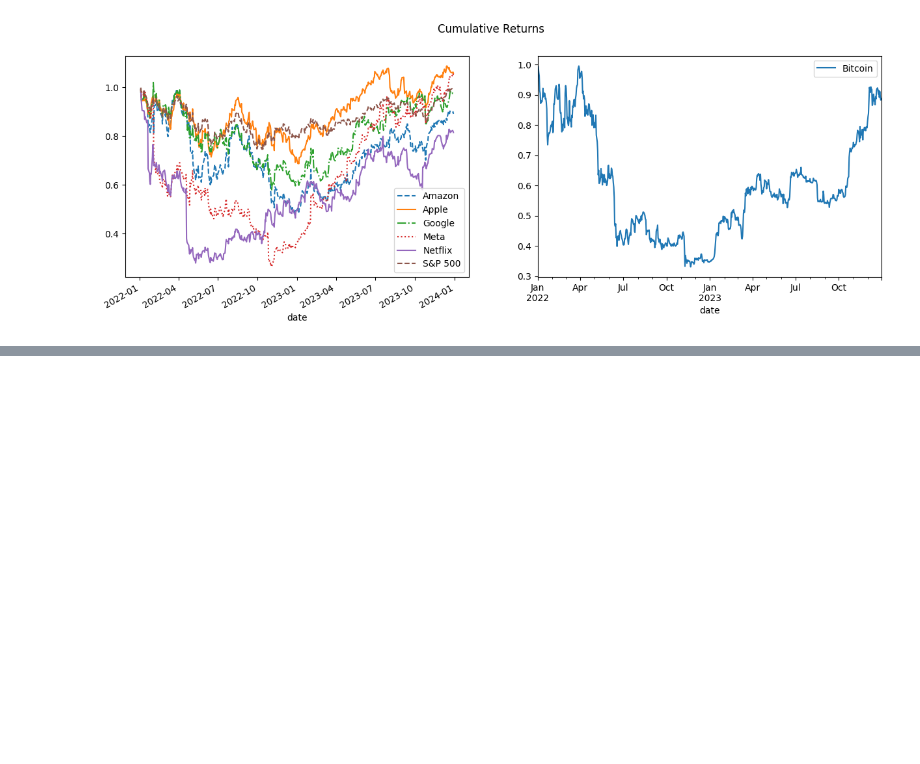
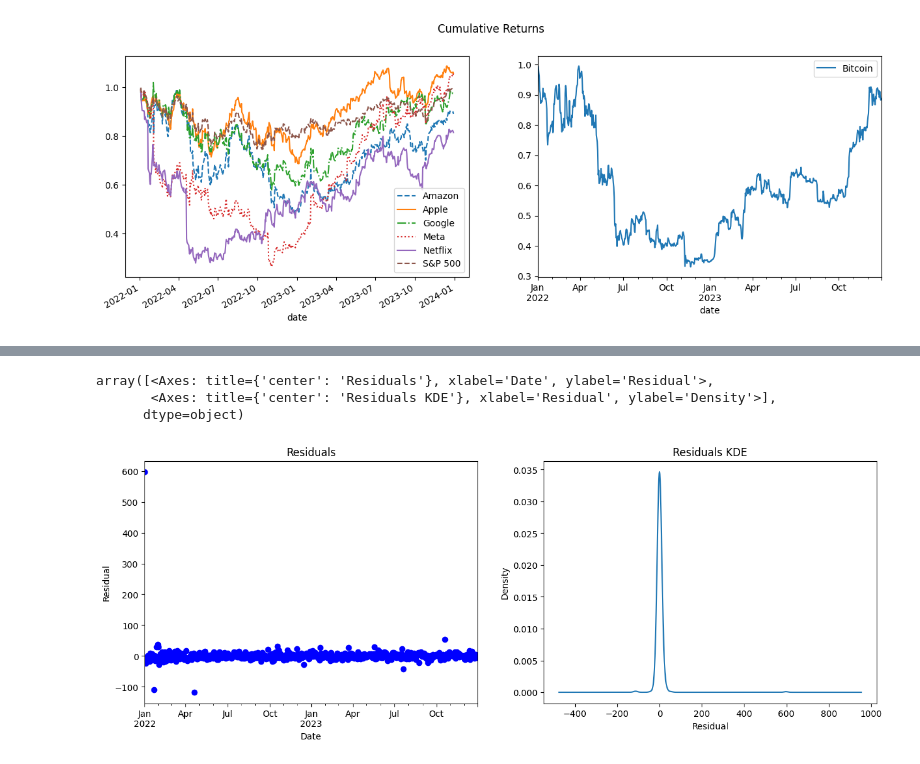
Before and after one commit to adrianacupp/Data_Analysis_with_Pandas, a Jupyter notebook: financial_analysis.ipynb, the cells around one changed output, grey strips where cells are left out. Saved outputs shown, nothing was run; the diff lists cells and outputs as text; code cells hidden in the pictures; blank space fills up the shorter version.

```diff
--- a/financial_analysis.ipynb
+++ b/financial_analysis.ipynb
@@ -304,0 +318,2 @@ Text(0.5, 0.98, 'Cumulative Returns')
+# %%
+arima_model = StockModeler.arima(nflx, ar=10, i=1, ma=5)
@@ -304,0 +341,9 @@ Text(0.5, 0.98, 'Cumulative Returns')
+# %%
+StockModeler.plot_residuals(arima_model)
+#The residuals appear to be normally distributed (right subplot);
+# however, their size appears to depend on time (left subplot), so this may not be a good model:
+# %% [output]
+array([<Axes: title={'center': 'Residuals'}, xlabel='Date', ylabel='Residual'>,
+       <Axes: title={'center': 'Residuals KDE'}, xlabel='Residual', ylabel='Density'>],
+      dtype=object)
+[figure, added]
```
Also changed, not shown: parts of 10 cells of this notebook.
